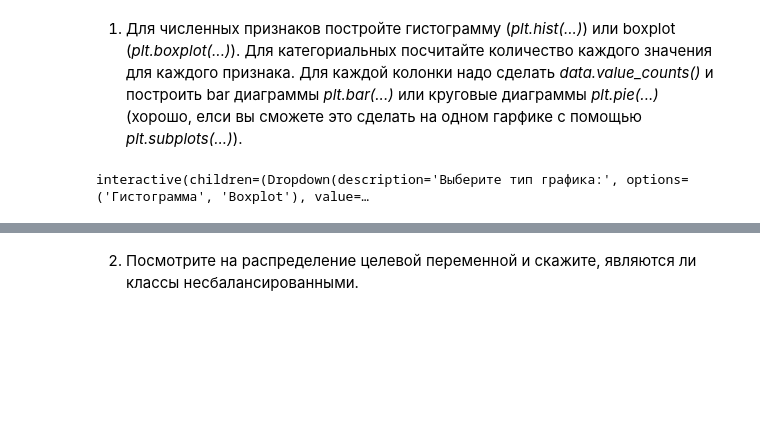
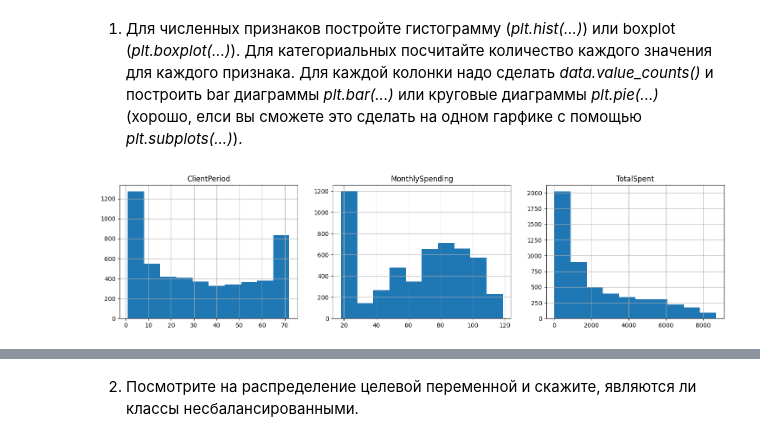
Before and after one commit to ChS23/kaggle, a Jupyter notebook: churn-prediction-catboost-logicreg.ipynb, the cells around one changed output, grey strips where cells are left out. Drawn from its saved outputs; the diff is of its cells as text; code cells hidden in the pictures; blank space fills up the shorter version.

```diff
--- a/churn-prediction-catboost-logicreg.ipynb
+++ b/churn-prediction-catboost-logicreg.ipynb
@@ -159,37 +159,45 @@ None
 # %% [markdown]
 1) Для численных признаков постройте гистограмму (*plt.hist(...)*) или boxplot (*plt.boxplot(...)*). Для категориальных посчитайте количество каждого значения для каждого признака. Для каждой колонки надо сделать *data.value_counts()* и построить bar диаграммы *plt.bar(...)* или круговые диаграммы *plt.pie(...)* (хорошо, елси вы сможете это сделать на одном гарфике с помощью *plt.subplots(...)*).
 # %%
+fig_width = len(num_cols) * 6
+fig, ax = plt.subplots(1, len(num_cols), figsize=(fig_width, 4))
+
+for i, col in enumerate(num_cols):
+            ax[i].hist(df[col])
+            ax[i].set_title(col)
+            ax[i].grid(True)
+
 plot_selector = widgets.Dropdown(
     options=['Гистограмма', 'Boxplot'],
     description='Выберите тип графика:',
 )
 
 
 def plot_graph(plot_type):
     clear_output(wait=True)
     fig_width = len(num_cols) * 6
     fig, ax = plt.subplots(1, len(num_cols), figsize=(fig_width, 4))
     if plot_type == 'Гистограмма':
         for i, col in enumerate(num_cols):
             ax[i].hist(df[col])
             ax[i].set_title(col)
             ax[i].grid(True)
     elif plot_type == 'Boxplot':
         for i, col in enumerate(num_cols):
             ax[i].boxplot(
                 df[col],
                 vert = False,
                 showmeans = True,
                 showcaps = True,
                 showfliers = True,
                 flierprops = dict(marker = "o", markersize = 10, markeredgecolor = "blue"),
                 medianprops= dict(linestyle = "solid", linewidth = 3)
              )
             ax[i].set_title(col)
             ax[i].grid(True)
 
 interactive_plot = interactive(plot_graph, plot_type=plot_selector)
-interactive_plot
+# interactive_plot
 # %% [output]
-interactive(children=(Dropdown(description='Выберите тип графика:', options=('Гистограмма', 'Boxplot'), value=…
+[figure, added]
 # %%
```
Also changed, not shown: parts of 2 cells of this notebook.
